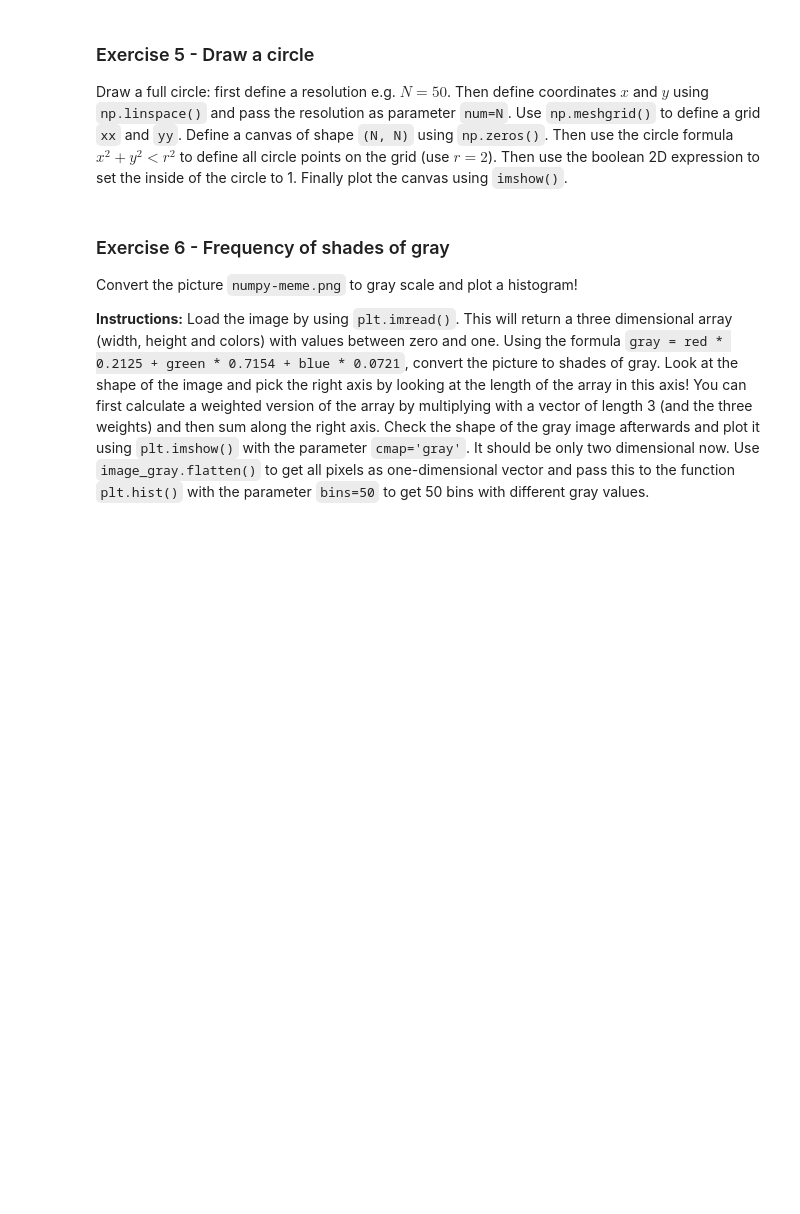
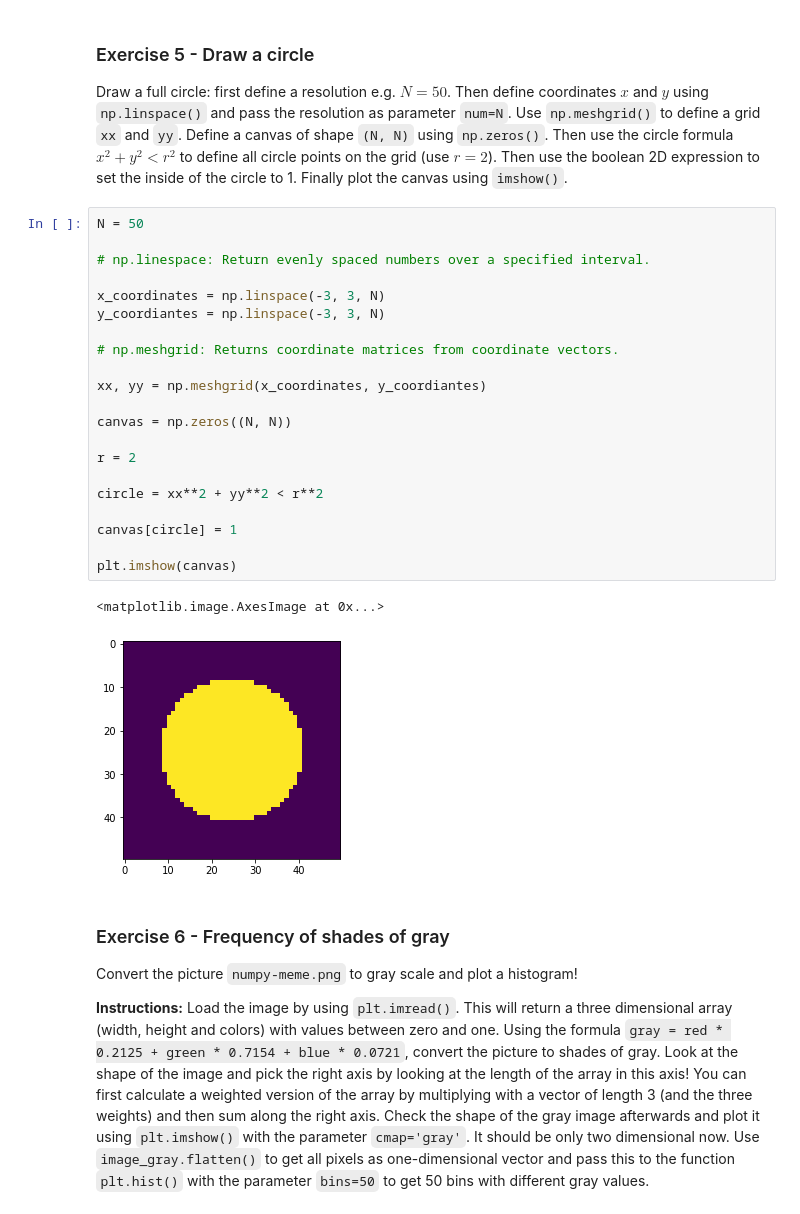
Before and after one commit to barbarakalous/homework-scientific-computing, a Jupyter notebook: homework05-numpy-scipy/homework05-barbarakalous.ipynb, the cells around one changed output. Cells and saved outputs as stored; diff of their text form; blank space fills up the shorter version.

```diff
--- a/homework05-numpy-scipy/homework05-barbarakalous.ipynb
+++ b/homework05-numpy-scipy/homework05-barbarakalous.ipynb
@@ -254,6 +255,30 @@ plt.imshow(canvas, cmap = 'gray')
 ### Exercise 5 - Draw a circle
 
 Draw a full circle: first define a resolution e.g. $N=50$. Then define coordinates $x$ and $y$ using `np.linspace()` and pass the resolution as parameter `num=N`. Use `np.meshgrid()` to define a grid `xx` and `yy`. Define a canvas of shape `(N, N)` using `np.zeros()`. Then use the circle formula $x^2 + y^2 < r^2$ to define all circle points on the grid (use $r=2$). Then use the boolean 2D expression to set the inside of the circle to 1. Finally plot the canvas using `imshow()`.
+# %%
+N = 50
+
+# np.linespace: Return evenly spaced numbers over a specified interval.
+
+x_coordinates = np.linspace(-3, 3, N)
+y_coordiantes = np.linspace(-3, 3, N)
+
+# np.meshgrid: Returns coordinate matrices from coordinate vectors.
+
+xx, yy = np.meshgrid(x_coordinates, y_coordiantes)
+
+canvas = np.zeros((N, N))
+
+r = 2
+
+circle = xx**2 + yy**2 < r**2
+
+canvas[circle] = 1
+
+plt.imshow(canvas)
+# %% [output]
+<matplotlib.image.AxesImage at 0x...>
+[figure, added]
 # %% [markdown]
 ### Exercise 6 - Frequency of shades of gray
 
```
Also changed, not shown: parts of 3 cells of this notebook.
